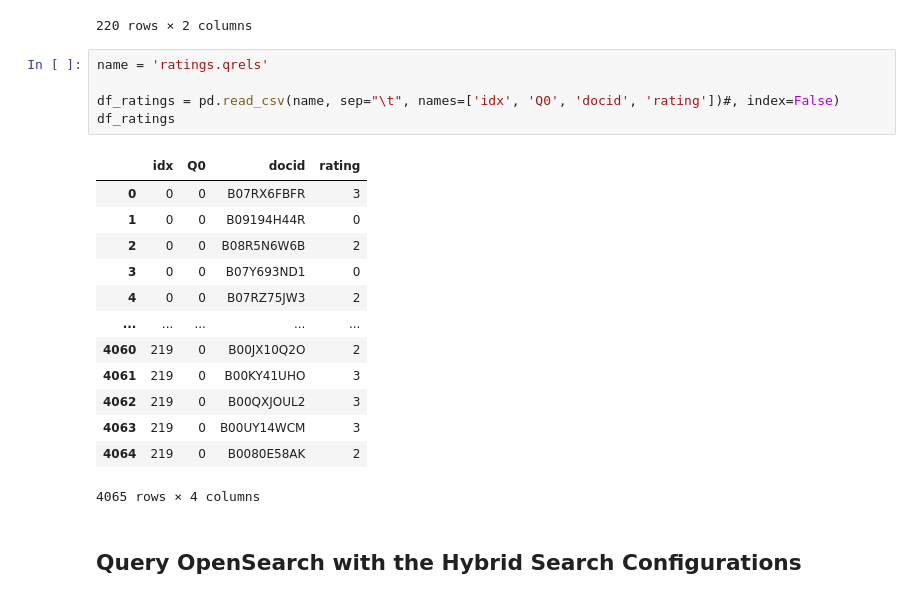
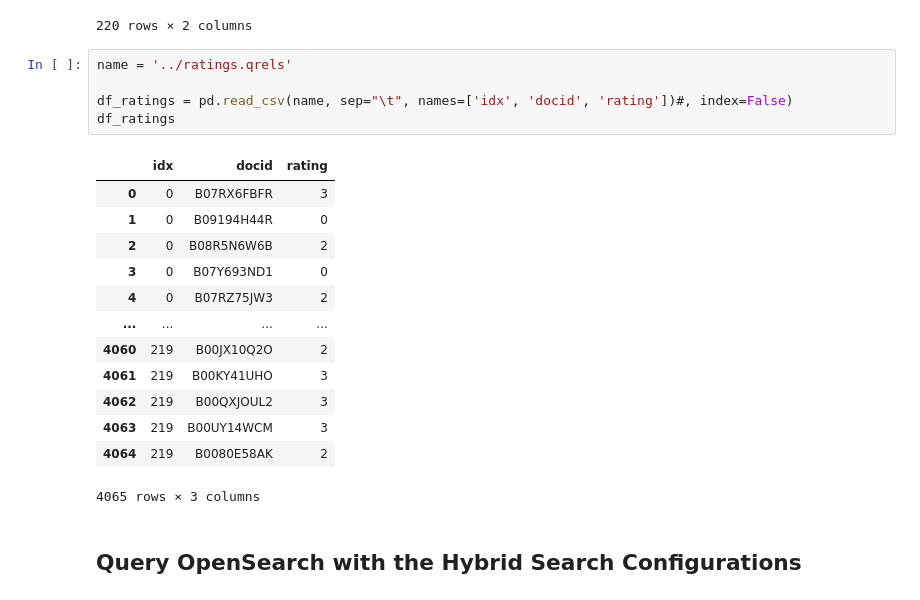
Before and after one commit to o19s/opensearch-search-quality-evaluation, a Jupyter notebook: hybrid-search/notebook/hybrid-search-baseline-comparison/4_Best_Hybrid_Search_Config.ipynb, the cells around one changed output. Saved outputs shown, nothing was run; the diff lists cells and outputs as text.

```diff
--- a/hybrid-search/notebook/hybrid-search-baseline-comparison/4_Best_Hybrid_Search_Config.ipynb
+++ b/hybrid-search/notebook/hybrid-search-baseline-comparison/4_Best_Hybrid_Search_Config.ipynb
@@ -39,24 +38,24 @@ df_query_idx
 | 219 | 219 | yarn purple and pink |
 220 rows × 2 columns
 # %%
-name = 'ratings.qrels'
+name = '../ratings.qrels'
 
-df_ratings = pd.read_csv(name, sep="\t", names=['idx', 'Q0', 'docid', 'rating'])#, index=False)
+df_ratings = pd.read_csv(name, sep="\t", names=['idx', 'docid', 'rating'])#, index=False)
 df_ratings
 # %% [output]
-|  | idx | Q0 | docid | rating |
-| 0 | 0 | 0 | B07RX6FBFR | 3 |
-| 1 | 0 | 0 | B09194H44R | 0 |
-| 2 | 0 | 0 | B08R5N6W6B | 2 |
-| 3 | 0 | 0 | B07Y693ND1 | 0 |
-| 4 | 0 | 0 | B07RZ75JW3 | 2 |
-| ... | ... | ... | ... | ... |
-| 4060 | 219 | 0 | B00JX10Q2O | 2 |
-| 4061 | 219 | 0 | B00KY41UHO | 3 |
-| 4062 | 219 | 0 | B00QXJOUL2 | 3 |
-| 4063 | 219 | 0 | B00UY14WCM | 3 |
-| 4064 | 219 | 0 | B0080E58AK | 2 |
+|  | idx | docid | rating |
+| 0 | 0 | B07RX6FBFR | 3 |
+| 1 | 0 | B09194H44R | 0 |
+| 2 | 0 | B08R5N6W6B | 2 |
+| 3 | 0 | B07Y693ND1 | 0 |
+| 4 | 0 | B07RZ75JW3 | 2 |
+| ... | ... | ... | ... |
+| 4060 | 219 | B00JX10Q2O | 2 |
+| 4061 | 219 | B00KY41UHO | 3 |
+| 4062 | 219 | B00QXJOUL2 | 3 |
+| 4063 | 219 | B00UY14WCM | 3 |
+| 4064 | 219 | B0080E58AK | 2 |
-4065 rows × 4 columns
+4065 rows × 3 columns
 # %% [markdown]
 ## Query OpenSearch with the Hybrid Search Configurations
 # %%
```
Also changed, not shown: parts of 25 cells of this notebook, 6 other files.
